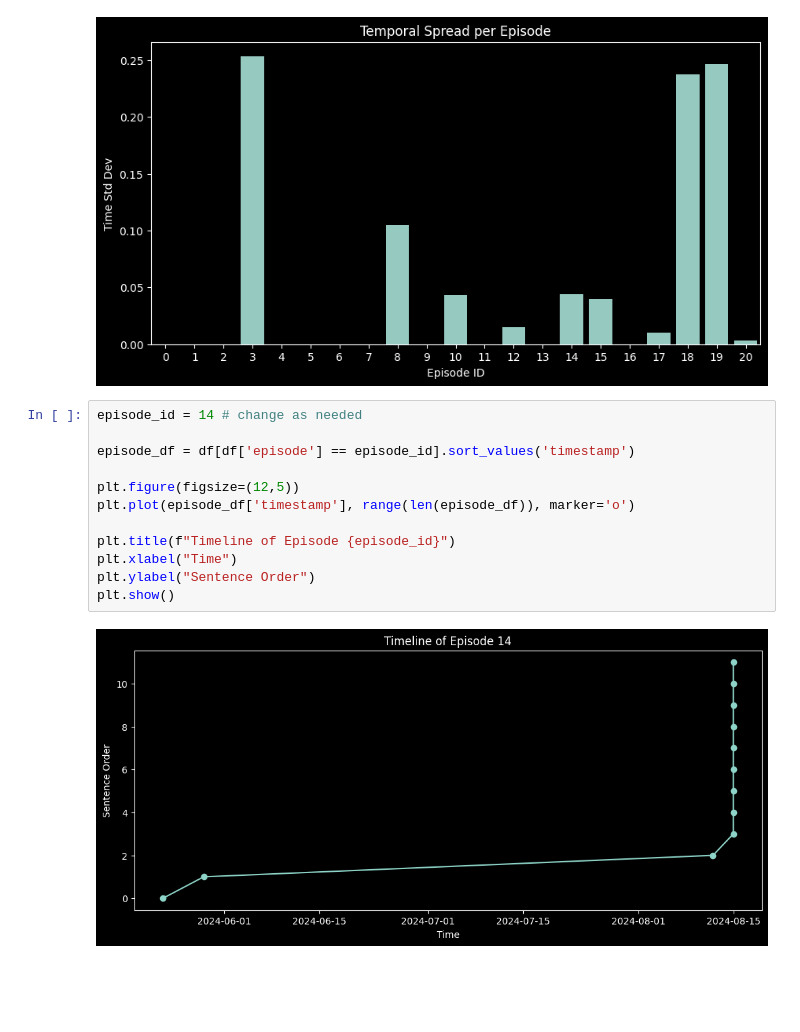
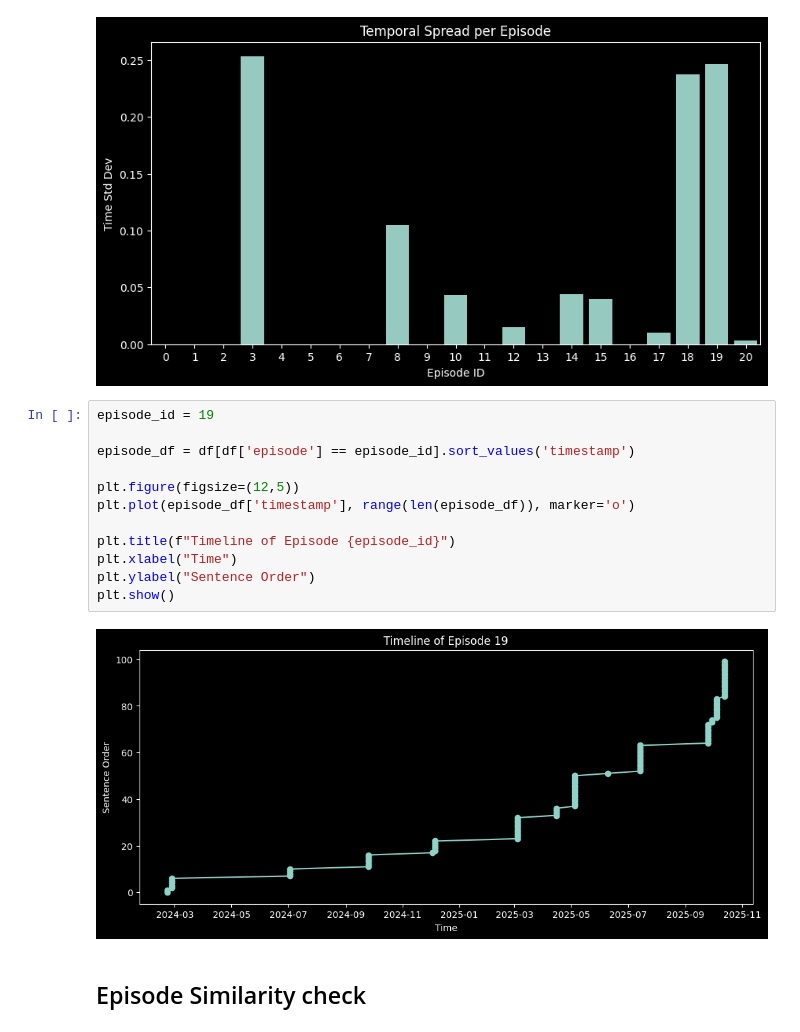
Before and after one commit to gaurav1-9/temporal-topical-sorting, a Jupyter notebook: finalYear/v4.4.1_episodesBalanced.ipynb, the cells around one changed output. Drawn from its saved outputs; the diff is of its cells as text; blank space fills up the shorter version.

```diff
--- a/finalYear/v4.4.1_episodesBalanced.ipynb
+++ b/finalYear/v4.4.1_episodesBalanced.ipynb
@@ -128,16 +132,18 @@ plt.show()
 # %% [output]
 [figure]
 # %%
-episode_id = 14 # change as needed
+episode_id = 19
 
 episode_df = df[df['episode'] == episode_id].sort_values('timestamp')
 
 plt.figure(figsize=(12,5))
 plt.plot(episode_df['timestamp'], range(len(episode_df)), marker='o')
 
 plt.title(f"Timeline of Episode {episode_id}")
 plt.xlabel("Time")
 plt.ylabel("Sentence Order")
 plt.show()
 # %% [output]
-[figure, old version]
+[figure, new version]
+# %% [markdown]
+## Episode Similarity check
```
Also changed, not shown: parts of 7 cells of this notebook.
